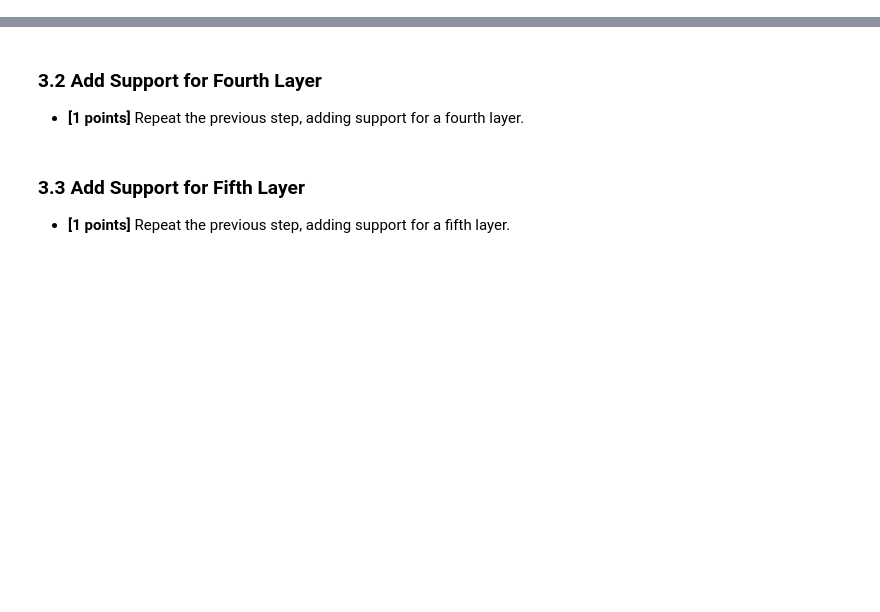
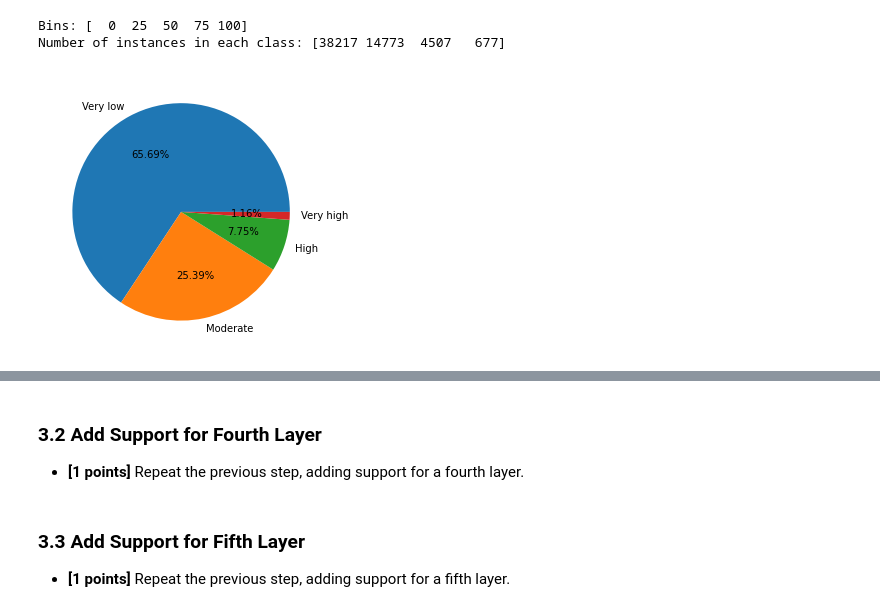
Before and after one commit to harrisonnoble/ml-projects, a Jupyter notebook: Lab 4/Lab 4.ipynb, the cells around one changed output, grey strips where cells are left out. Drawn from its saved outputs; the diff is of its cells as text; code cells hidden in the pictures; blank space fills up the shorter version.

```diff
--- a/Lab 4/Lab 4.ipynb
+++ b/Lab 4/Lab 4.ipynb
@@ -57,0 +74,13 @@
+# %%
+from sklearn.model_selection import train_test_split
+import numpy as np
+
+#save child poverty rate as y
+y = df.ChildPoverty
+#drop 'remove' columns from df and save as X
+X = df.drop(remove, axis=1)
+#train test split
+X_train, X_test, y_train, y_test = train_test_split(X.to_numpy(),
+                                                    y.to_numpy(),
+                                                    test_size=0.2,
+                                                    random_state=1)
@@ -57,0 +97,20 @@
+# %%
+#quantize child poverty training set using above method
+y_quant, bins = pd.cut(y_train,
+                       bins=[0,25,50,75,100],
+                       labels=[0,1,2,3],
+                       retbins=True,
+                       include_lowest=True)
+print('Bins:', bins)
+
+#output number of instances and plot
+print('Number of instances in each class:',np.bincount(y_quant))
+fig = plt.figure(figsize=(5, 5))
+plt.pie(np.bincount(y_quant),
+        labels=['Very low', 'Moderate', 'High', 'Very high'],
+        autopct='%.2f%%')
+plt.show()
+# %% [output]
+Bins: [  0  25  50  75 100]
+Number of instances in each class: [38217 14773  4507   677]
+[figure, added]
```
Also changed, not shown: parts of 57 cells of this notebook.
